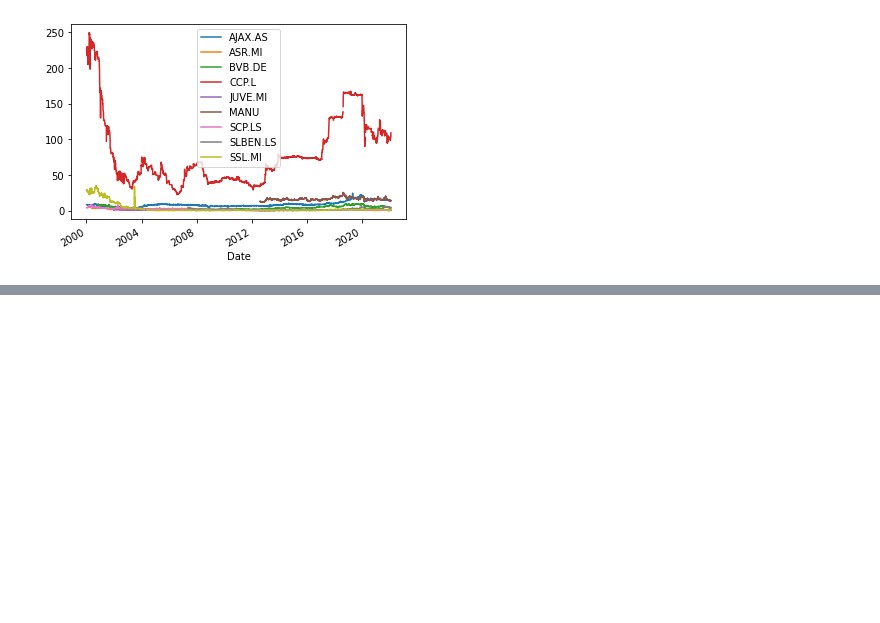
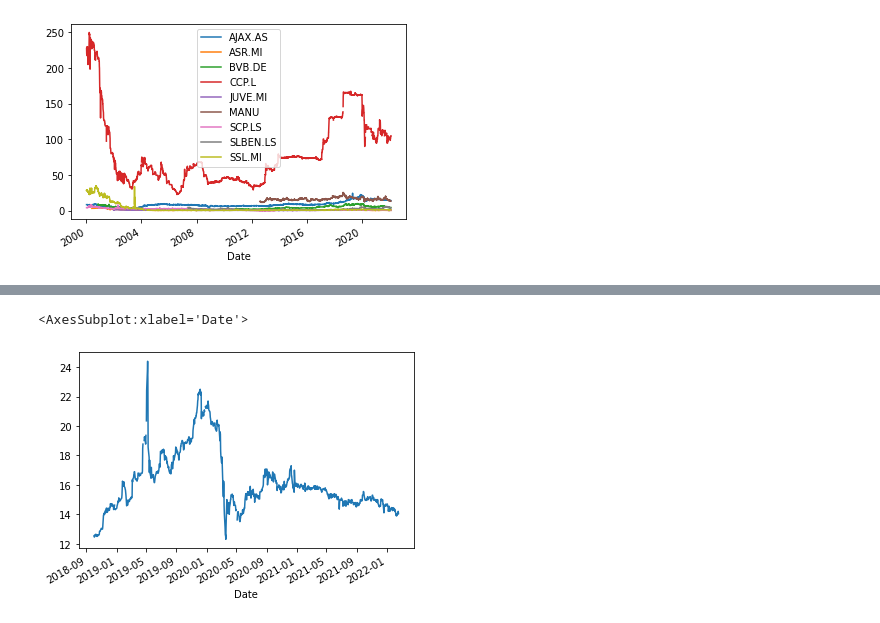
Before and after one commit to SweetyHotGirl21/Soccer-Bet-Stock-Hedge, a Jupyter notebook: main.ipynb, the cells around one changed output, grey strips where cells are left out. Saved outputs shown, nothing was run; the diff lists cells and outputs as text; code cells hidden in the pictures; blank space fills up the shorter version.

Commit message:
Closer insights graph

```diff
--- a/main.ipynb
+++ b/main.ipynb
@@ -67,0 +67,5 @@ A.S. Roma S.p.A., together with its subsidiary, operates a football club in Ital
+# %%
+club_prices["Adj Close"][club_prices["Adj Close"].index > dt.datetime(2018,10,1)]["AJAX.AS"].plot()
+# %% [output]
+<AxesSubplot:xlabel='Date'>
+[figure, added]
```
Also changed, not shown: parts of 6 cells of this notebook, 1 other file.
